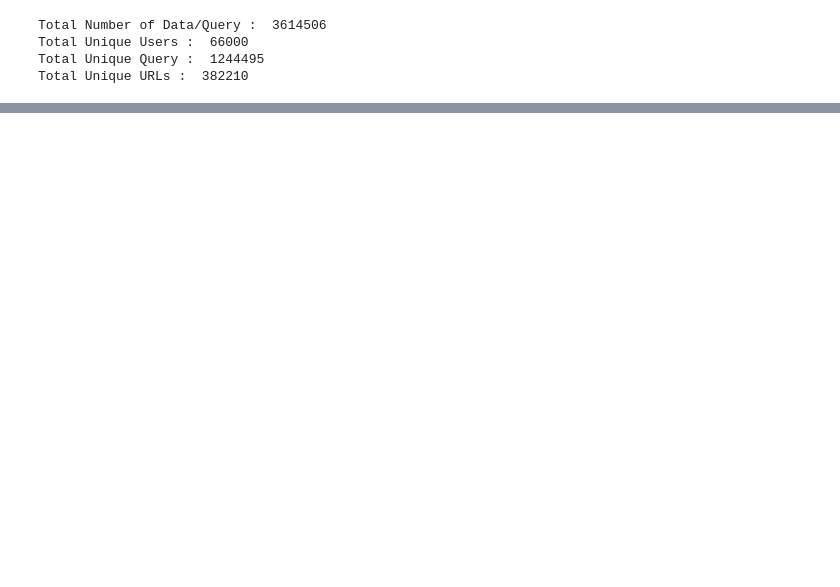
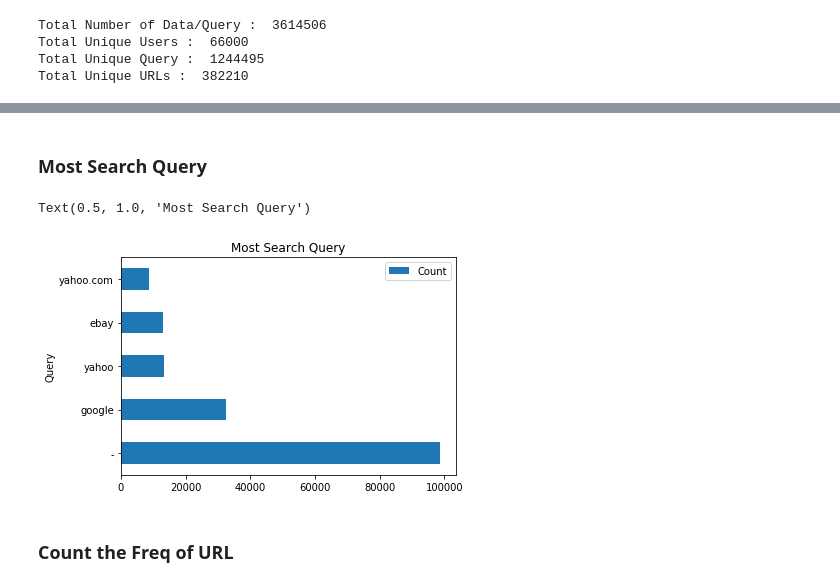
Before and after one commit to bordeprashant/AOL_Task, a Jupyter notebook: Data_Task.ipynb, the cells around one changed output, grey strips where cells are left out. Cells and saved outputs as stored; diff of their text form; code cells hidden in the pictures; blank space fills up the shorter version.

```diff
--- a/Data_Task.ipynb
+++ b/Data_Task.ipynb
@@ -140,0 +79,16 @@ plt.show()
+# %% [markdown]
+### Most Search Query
+# %%
+queries = data.Query
+faq = pd.DataFrame({'Query': queries.value_counts().index, 'Count':queries.value_counts()})
+faq.index = range(faq.shape[0])
+f = faq.head()
+f.index = f.Query
+f = f[['Count']]
+f.plot(kind = 'barh')
+plt.title('Most Search Query')
+# %% [output]
+Text(0.5, 1.0, 'Most Search Query')
+[figure, added]
+# %% [markdown]
+### Count the Freq of URL
```
Also changed, not shown: parts of 65 cells of this notebook.
